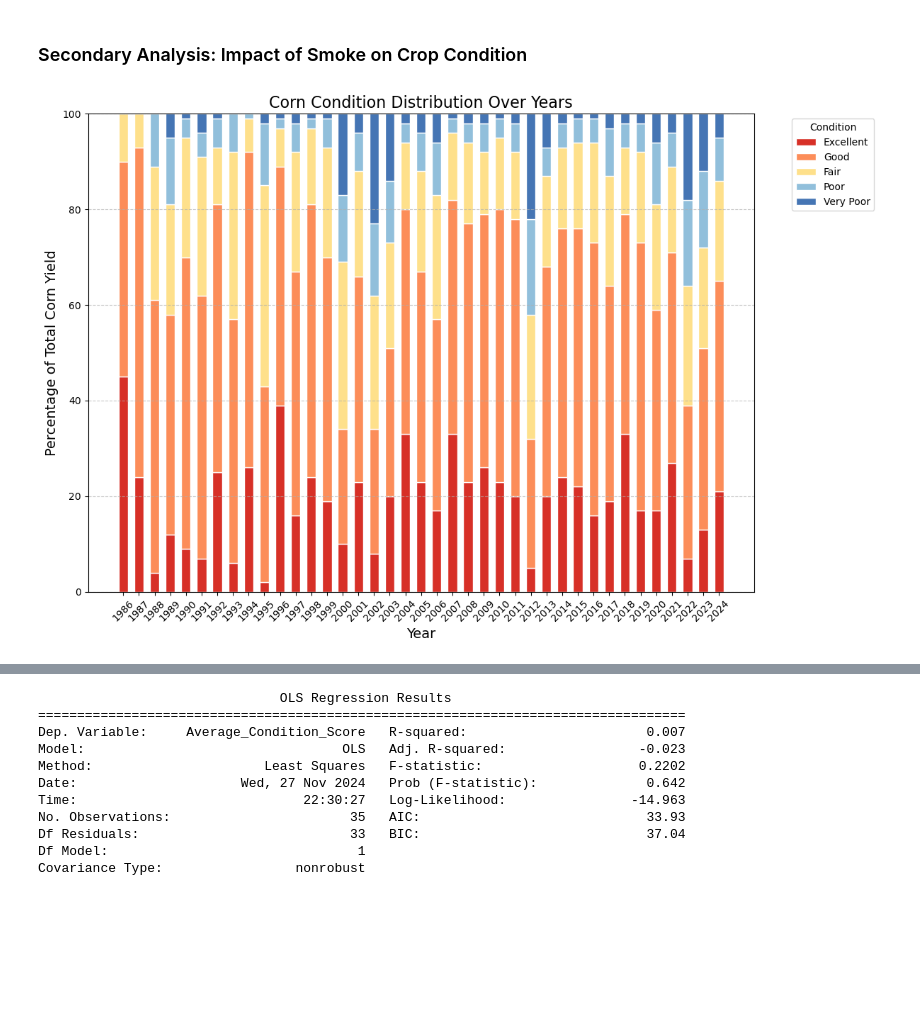
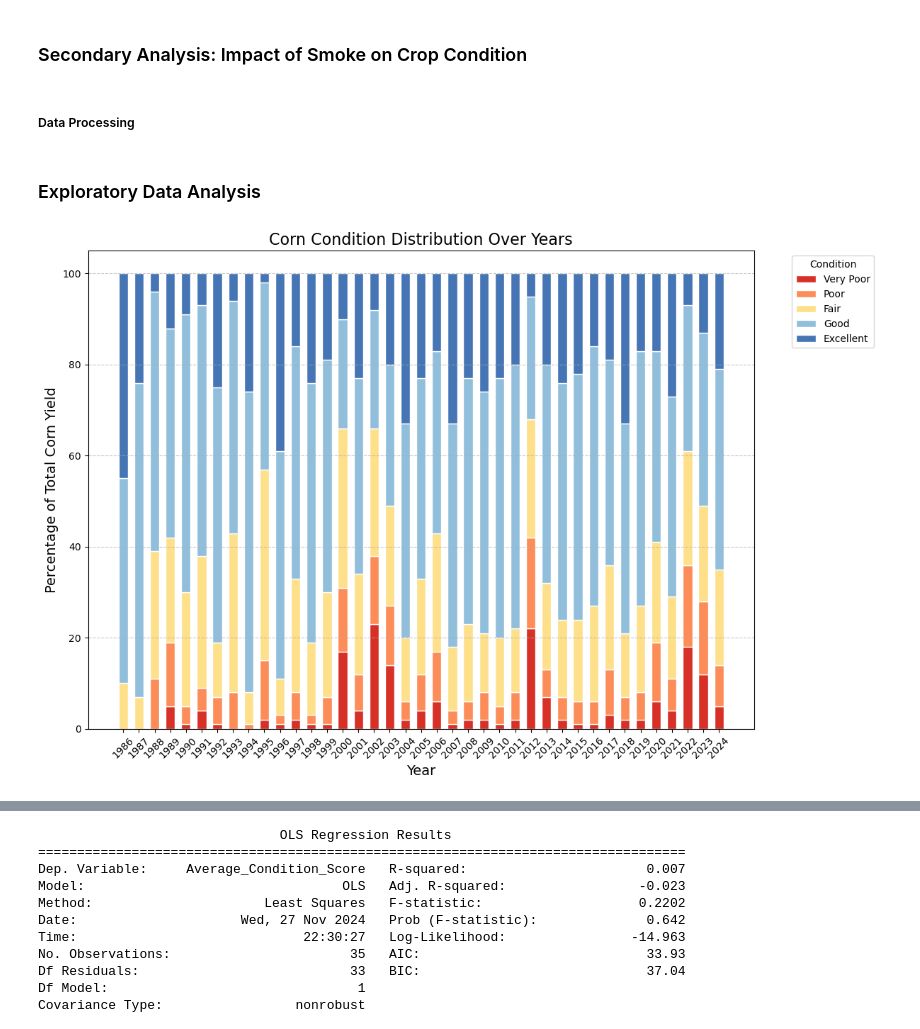
Before and after one commit to manya28/data-512-project, a Jupyter notebook: main_project.ipynb, the cells around one changed output, grey strips where cells are left out. Saved outputs shown, nothing was run; the diff lists cells and outputs as text; code cells hidden in the pictures; blank space fills up the shorter version.

```diff
--- a/main_project.ipynb
+++ b/main_project.ipynb
@@ -168,7 +180,8 @@ Index(['Year', 'Soybean_yield', 'Corn_yield', 'Fire_Year', 'total_GIS_Acres',
        'number_of_fires', 'smoke_estimate', 'log_smoke_estimate'],
       dtype='object')
 # %%
-corr_matrix = combined_data.drop(["Year", "Fire_Year"],axis=1).corr()
+corr_matrix = combined_data.drop(["Year", "Fire_Year", 'log_smoke_estimate', 'total_GIS_Acres',
+       'number_of_fires'],axis=1).corr()
 # Create a figure and axes
 fig, ax = plt.subplots()
 
@@ -469,5 +489,7 @@ MAPE: 0.18%
 corn_quality = pd.read_csv("corn-quality.csv")
 soybean_quality = pd.read_csv("soybean-quality.csv")
+# %% [markdown]
+##### Data Processing
 # %%
 q_corn_pivoted = corn_quality.sort_values(['Year', 'Period'], ascending=[True, False]).pivot(index=["Year","Period"], columns="Data Item",values='Value')
 # %%
@@ -488,14 +510,16 @@ incomplete_data = soybean_condition[abs(soybean_condition['Total_Percentage'] -
 if not incomplete_data.empty:
     print("Warning: The following years do not sum to 100% and may need attention:")
     print(incomplete_data[['Year', 'Total_Percentage']])
+# %% [markdown]
+### Exploratory Data Analysis
 # %%
 # Define the conditions and their corresponding colors
 conditions = [
-    'CORN - CONDITION, MEASURED IN PCT EXCELLENT',
+    'CORN - CONDITION, MEASURED IN PCT VERY POOR',
+    'CORN - CONDITION, MEASURED IN PCT POOR',
+    'CORN - CONDITION, MEASURED IN PCT FAIR',
     'CORN - CONDITION, MEASURED IN PCT GOOD',
-    'CORN - CONDITION, MEASURED IN PCT FAIR',
-    'CORN - CONDITION, MEASURED IN PCT POOR',
-    'CORN - CONDITION, MEASURED IN PCT VERY POOR'
+    'CORN - CONDITION, MEASURED IN PCT EXCELLENT'
 ]
 
 # Colors for each condition (from red to green)
@@ -517,34 +541,34 @@ for idx, condition in enumerate(conditions):
         corn_condition[condition],
         bottom=bottom,
         color=colors[idx],
         edgecolor='white',
         width=0.6,
         label=condition.split(', MEASURED IN PCT ')[-1].title()
     )
     # Update the bottom position
     bottom = [i + j for i, j in zip(bottom, corn_condition[condition])]
 
 # Add labels and title
 plt.xlabel('Year', fontsize=14)
 plt.ylabel('Percentage of Total Corn Yield', fontsize=14)
 plt.title('Corn Condition Distribution Over Years', fontsize=16)
 
 # Add legend
 plt.legend(title='Condition', bbox_to_anchor=(1.05, 1), loc='upper left')
 
 # Adjust x-axis ticks
 plt.xticks(corn_condition['Year'], rotation=45)
 
 # Add gridlines
 plt.grid(axis='y', linestyle='--', alpha=0.7)
 
 # Tight layout to prevent clipping
 plt.tight_layout()
 
 # Display the plot
 plt.show()
 # %% [output]
-[figure, old version]
+[figure, new version]
 # %%
 # Define the conditions and their corresponding colors
 conditions = [
```
Also changed, not shown: parts of 23 cells of this notebook.
